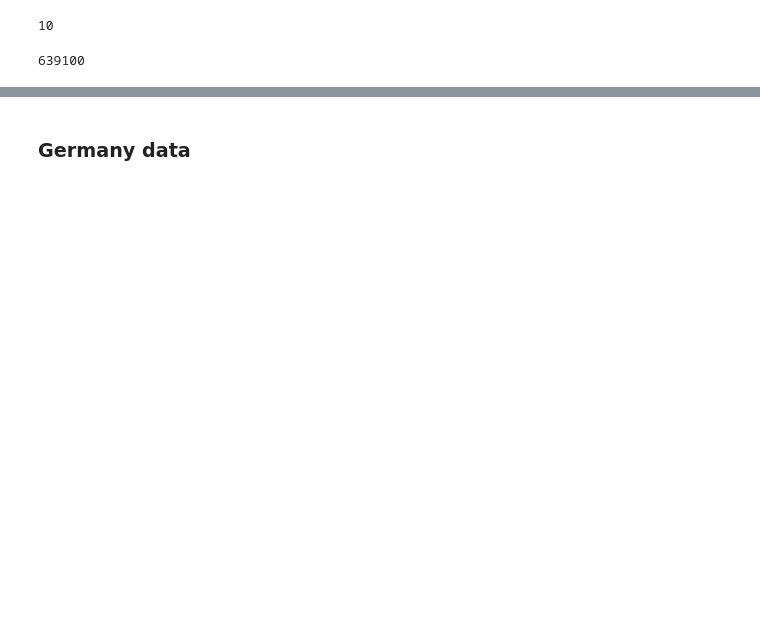
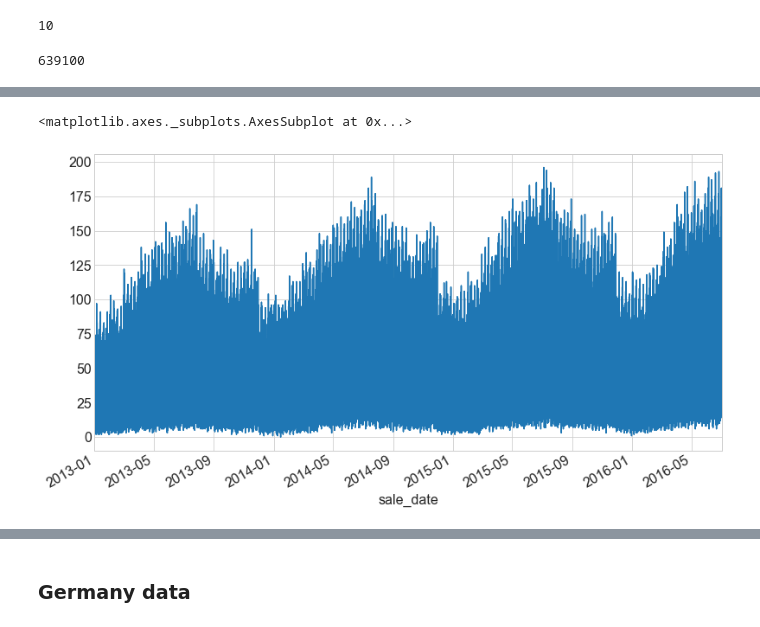
Before and after one commit to QuantumKane/time-series-exercises, a Jupyter notebook: ts_explore.ipynb, the cells around one changed output, grey strips where cells are left out. Drawn from its saved outputs; the diff is of its cells as text; code cells hidden in the pictures; blank space fills up the shorter version.

```diff
--- a/ts_explore.ipynb
+++ b/ts_explore.ipynb
@@ -108,0 +147,7 @@ test = df[test_start_index:] # everything from the test_start_index to the end
+# %%
+# Visualize the target over time
+
+y.plot()
+# %% [output]
+<matplotlib.axes._subplots.AxesSubplot at 0x...>
+[figure, added]
```
Also changed, not shown: parts of 19 cells of this notebook.
